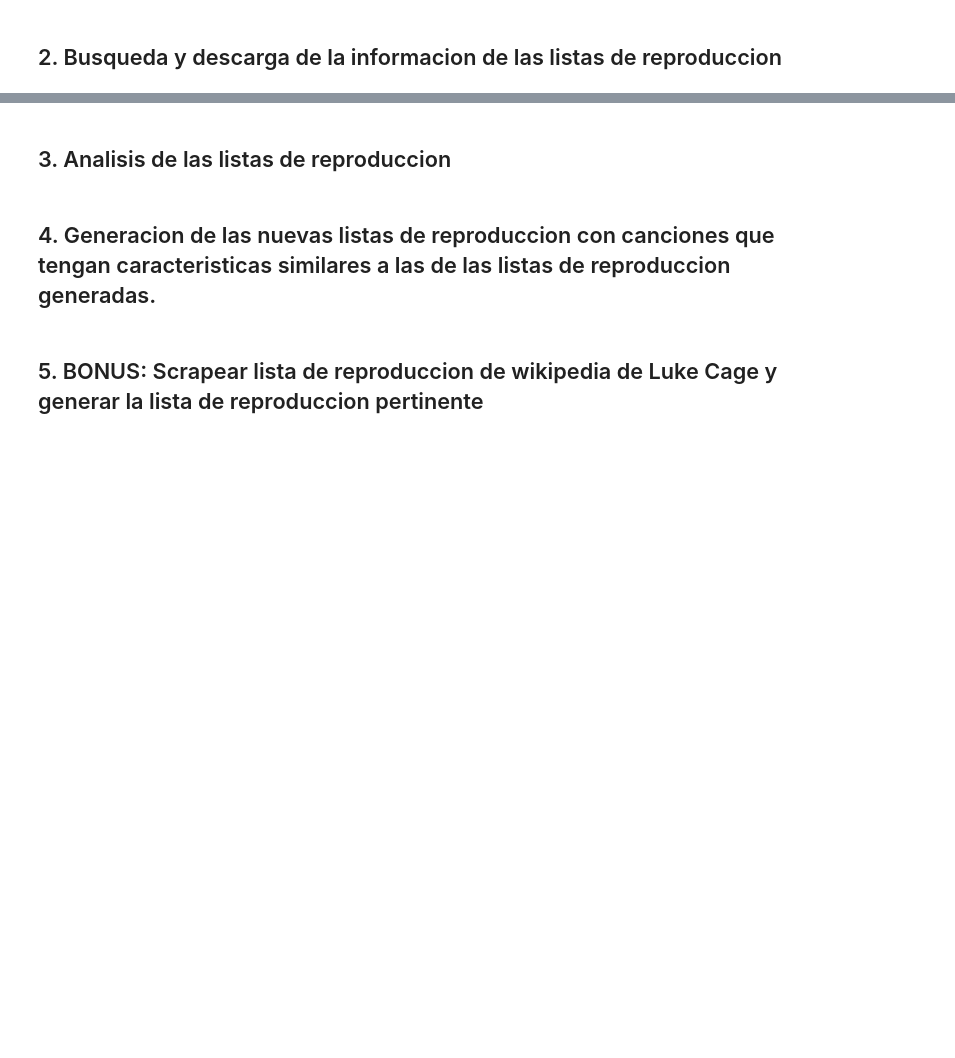
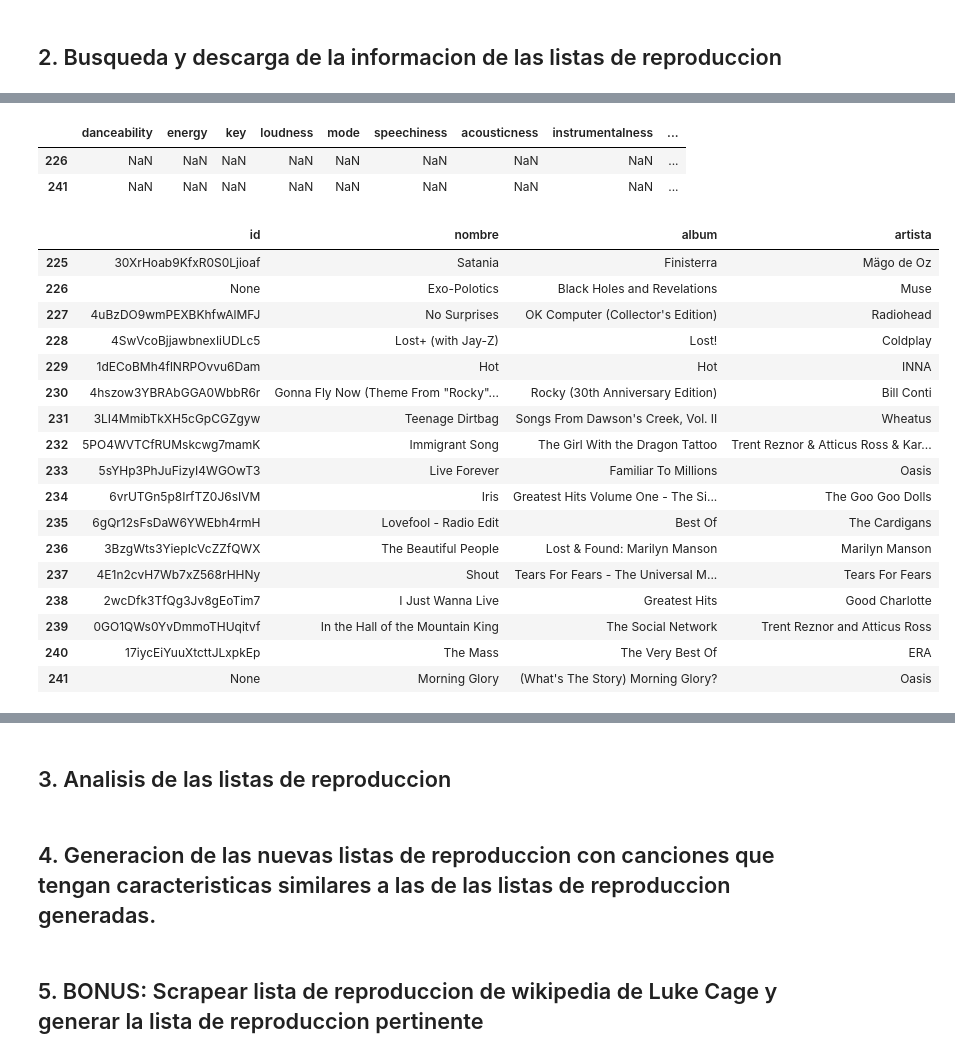
Before and after one commit to ta-data-mexpt/project-data-extraction, a Jupyter notebook: Proyecto_2-API-Spotify.ipynb, the cells around one changed output, grey strips where cells are left out. Cells and saved outputs as stored; diff of their text form; code cells hidden in the pictures; blank space fills up the shorter version.

```diff
--- a/Proyecto_2-API-Spotify.ipynb
+++ b/Proyecto_2-API-Spotify.ipynb
@@ -163,6 +163,6 @@ id_playlist[1]
 # %%
 # Analizamos una lista de reproduccion mediante su ID
-lista_1 = spotify.get_song_playlist('7M3zmWRA291rxcI1vw47DT')
+#lista_1 = spotify.get_song_playlist('7M3zmWRA291rxcI1vw47DT')
 
 # Obtenemos la info de las canciones en la lista de reproduccion
 canciones = []
@@ -176,5 +176,8 @@ for a in id_playlist:
 
         canciones.append([id_cancion,nombre_cancion,album,artista])
 
-canciones
+df = pd.DataFrame(canciones,columns =['id','nombre','album','artista'])
+df
+
+# Hacer eliminacion de ID que sean igual a None o Nulos
 # %% [output]
@@ -220,3 +240,30 @@ for i in canciones:
+# %%
+df_features[df_features['danceability'].isnull()]
+# %% [output]
+|  | danceability | energy | key | loudness | mode | speechiness | acousticness | instrumentalness | ... |
+| 226 | NaN | NaN | NaN | NaN | NaN | NaN | NaN | NaN | ... |
+| 241 | NaN | NaN | NaN | NaN | NaN | NaN | NaN | NaN | ... |
+# %%
+df[225:242]
+# %% [output]
+|  | id | nombre | album | artista |
+| 225 | 30XrHoab9KfxR0S0Ljioaf | Satania | Finisterra | Mägo de Oz |
+| 226 | None | Exo-Polotics | Black Holes and Revelations | Muse |
+| 227 | 4uBzDO9wmPEXBKhfwAlMFJ | No Surprises | OK Computer (Collector's Edition) | Radiohead |
+| 228 | 4SwVcoBjjawbnexIiUDLc5 | Lost+ (with Jay-Z) | Lost! | Coldplay |
+| 229 | 1dECoBMh4flNRPOvvu6Dam | Hot | Hot | INNA |
+| 230 | 4hszow3YBRAbGGA0WbbR6r | Gonna Fly Now (Theme From "Rocky"... | Rocky (30th Anniversary Edition) | Bill Conti |
+| 231 | 3LI4MmibTkXH5cGpCGZgyw | Teenage Dirtbag | Songs From Dawson's Creek, Vol. II | Wheatus |
+| 232 | 5PO4WVTCfRUMskcwg7mamK | Immigrant Song | The Girl With the Dragon Tattoo | Trent Reznor & Atticus Ross & Kar... |
+| 233 | 5sYHp3PhJuFizyI4WGOwT3 | Live Forever | Familiar To Millions | Oasis |
+| 234 | 6vrUTGn5p8IrfTZ0J6sIVM | Iris | Greatest Hits Volume One - The Si... | The Goo Goo Dolls |
+| 235 | 6gQr12sFsDaW6YWEbh4rmH | Lovefool - Radio Edit | Best Of | The Cardigans |
+| 236 | 3BzgWts3YiepIcVcZZfQWX | The Beautiful People | Lost & Found: Marilyn Manson | Marilyn Manson |
+| 237 | 4E1n2cvH7Wb7xZ568rHHNy | Shout | Tears For Fears - The Universal M... | Tears For Fears |
+| 238 | 2wcDfk3TfQg3Jv8gEoTim7 | I Just Wanna Live | Greatest Hits | Good Charlotte |
+| 239 | 0GO1QWs0YvDmmoTHUqitvf | In the Hall of the Mountain King | The Social Network | Trent Reznor and Atticus Ross |
+| 240 | 17iycEiYuuXtcttJLxpkEp | The Mass | The Very Best Of | ERA |
+| 241 | None | Morning Glory | (What's The Story) Morning Glory? | Oasis |
 # %%
 # Obtener las caracteristicas de audio
 audio = spotify.get_audio_features('2U10qQg2DY80o590FcA4gx')
```
Also changed, not shown: parts of 8 cells of this notebook.
